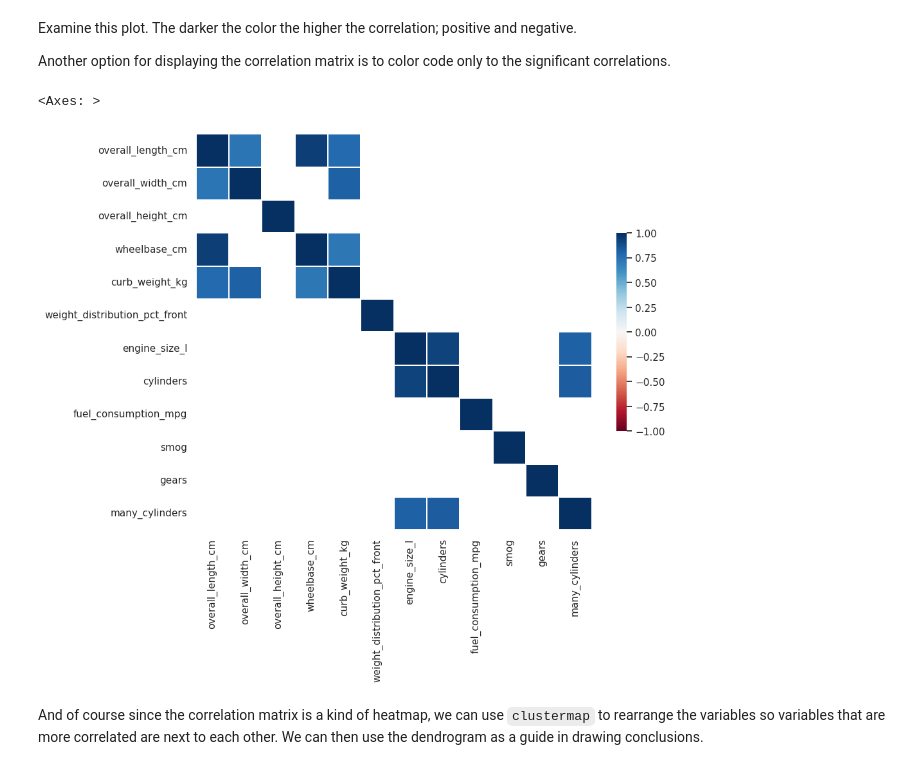
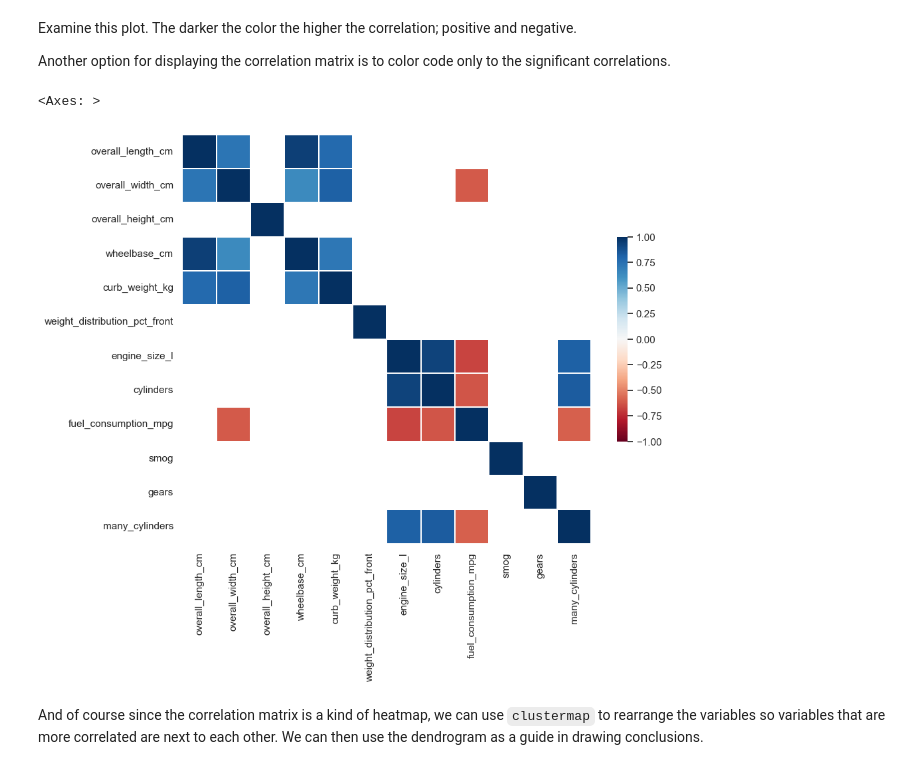
Before and after one commit to darynwhite/DataScienceCert, a Jupyter notebook: DSCI520/Assignments/lesson_2_student.ipynb, the cells around one changed output. Drawn from its saved outputs; the diff is of its cells as text; code cells hidden in the pictures.

```diff
--- a/DSCI520/Assignments/lesson_2_student.ipynb
+++ b/DSCI520/Assignments/lesson_2_student.ipynb
@@ -440,16 +503,16 @@ Examine this plot. The darker the color the higher the correlation; positive and
 
 Another option for displaying the correlation matrix is to color code only to the significant correlations.
 # %%
-corr_threshold = 0.7
+corr_threshold = 0.6
 sns.heatmap(auto_corr[np.abs(auto_corr) >= corr_threshold],
             vmin = -1.0,
             cmap = 'RdBu',
             square = True,
             linewidths = .25,
             cbar_kws = {'shrink': 0.5})
 # %% [output]
 <Axes: >
-[figure, old version]
+[figure, new version]
 # %% [markdown]
 And of course since the correlation matrix is a kind of heatmap, we can use `clustermap` to rearrange the variables so variables that are more correlated are next to each other. We can then use the dendrogram as a guide in drawing conclusions.
 # %%
```
Also changed, not shown: parts of 40 cells of this notebook, 1 other file.
